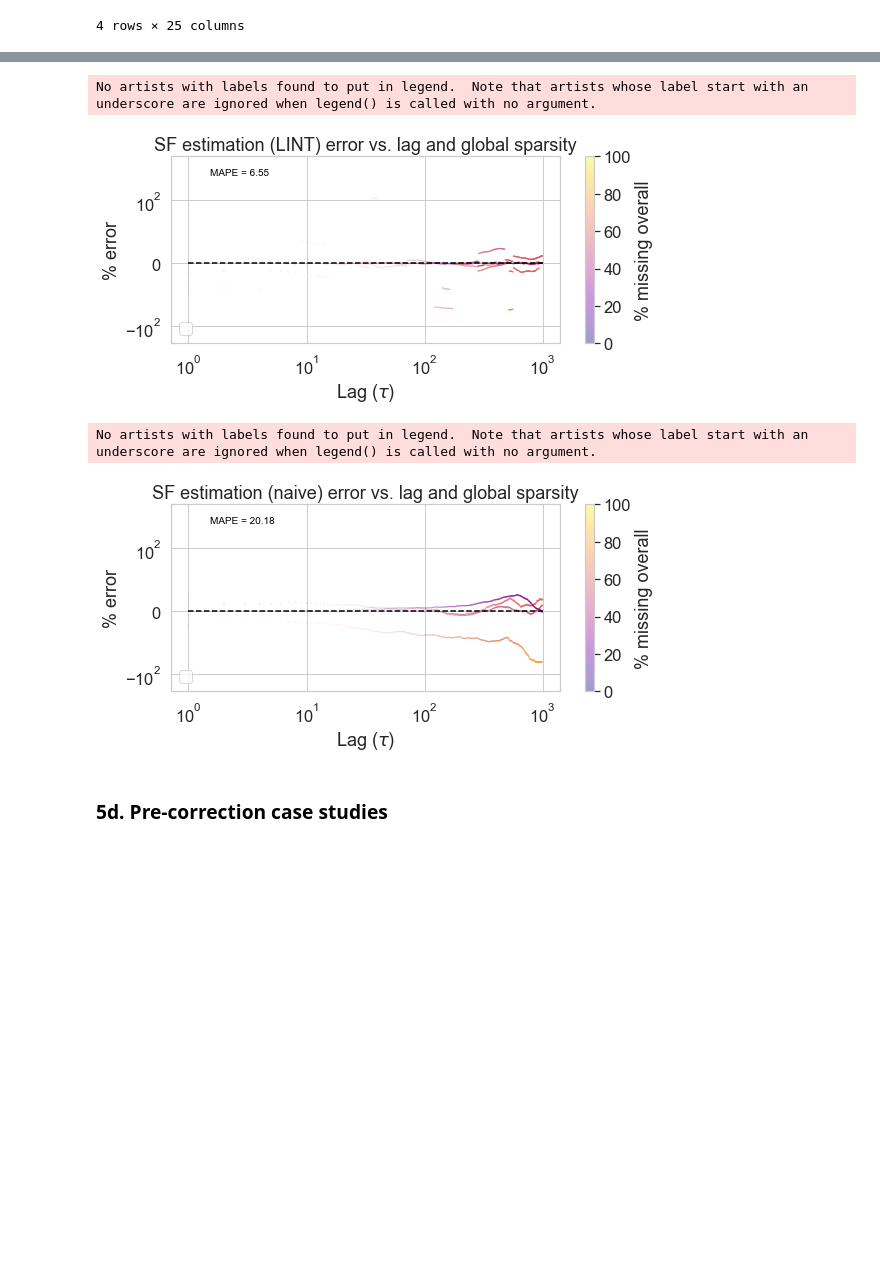
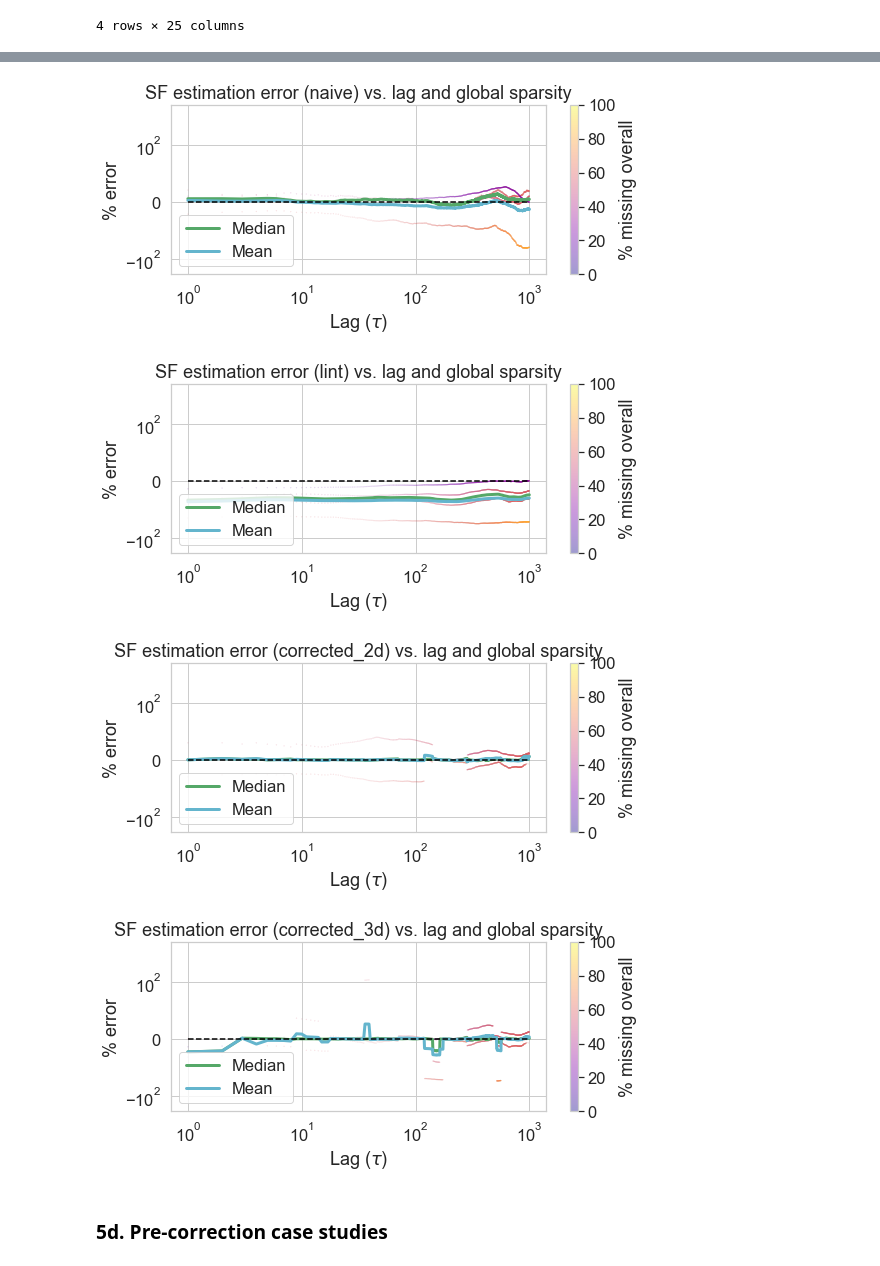
Before and after one commit to daniel-wrench/time_series_analysis, a Jupyter notebook: official_demo.ipynb, the cells around one changed output, grey strips where cells are left out. Cells and saved outputs as stored; diff of their text form; code cells hidden in the pictures; blank space fills up the shorter version.

```diff
--- a/official_demo.ipynb
+++ b/official_demo.ipynb
@@ -788,7 +757,9 @@ lookup_table_2d.head()
 # %%
+gap_handling = "lint"
+
 heatmap_bin_vals_3d, heatmap_bin_edges_3d, lookup_table_3d = (
     sf.create_heatmap_lookup_3D(
-        sfs_gapped[sfs_gapped["gap_handling"]=="lint"], missing_measure, n_bins, True
+        sfs_gapped[sfs_gapped["gap_handling"]==gap_handling], missing_measure, n_bins, True
     )
 )
 
@@ -806,7 +777,7 @@ for i in range(n_bins):
     )
     # plt.colorbar(label="MPE")
     c.set_clim(-100, 100)
-    plt.xlabel("Lag")
+    plt.xlabel("Lag ($\\tau$)")
     plt.ylabel("Missing proportion")
     plt.title("Distribution of missing proportion and lag")
     ax[i].set_facecolor("black")
@@ -814,13 +785,13 @@ for i in range(n_bins):
     ax[i].set_title(
         f"Power bin {i+1}/{n_bins}".format(np.round(heatmap_bin_edges_3d[2][i], 2))
     )
-    ax[i].set_xlabel("Lag")
+    ax[i].set_xlabel("Lag ($\\tau$)")
     # Remove y-axis labels for all but the first plot
     if i > 0:
         ax[i].set_yticklabels([])
         ax[i].set_ylabel("")
-#plt.savefig(save_dir + f"error_heatmap_b_{n_bins}_3d_power.png")
-#plt.close()
+plt.savefig(f"plots/temp/train_{spacecraft}_heatmap_{n_bins}bins_3d_{gap_handling}_power.png", bbox_inches='tight')
+plt.close()
 
 fig, ax = plt.subplots(1, n_bins, figsize=(n_bins * 3, 3.5), tight_layout=True)
 # Remove spacing between subplots
@@ -847,8 +818,8 @@ for i in range(n_bins):
     if i > 0:
         ax[i].set_yticklabels([])
         ax[i].set_ylabel("")
-#plt.savefig(save_dir + f"error_heatmap_b_{n_bins}_3d_lag.png")
-#plt.close()
+plt.savefig(f"plots/temp/train_{spacecraft}_heatmap_{n_bins}bins_3d_{gap_handling}_lag.png", bbox_inches='tight')
+plt.close()
 
 fig, ax = plt.subplots(1, n_bins, figsize=(n_bins * 3, 3.5), tight_layout=True)
 # Remove spacing between subplots
@@ -871,11 +842,11 @@ for i in range(n_bins):
             np.round(heatmap_bin_edges_3d[2][i], 2)
         )
     )
-    ax[i].set_xlabel("Lag")
+    ax[i].set_xlabel("Lag ($\\tau$)")
     ax[i].set_ylabel("Power")
     # Remove y-axis labels for all but the first plot
     if i > 0:
         ax[i].set_yticklabels([])
         ax[i].set_ylabel("")
-#plt.savefig(save_dir + f"error_heatmap_b_{n_bins}_3d_missing.png")
-#plt.close()
+plt.savefig(f"plots/temp/train_{spacecraft}_heatmap_{n_bins}bins_3d_{gap_handling}_missing.png", bbox_inches='tight')
+plt.close()
@@ -901,0 +871,4 @@ Exporting lookup tables to CSV
+# %%
+for gap_handling in sfs_gapped.gap_handling.unique():
+    sf.plot_error_trend_line(sfs_gapped[sfs_gapped["gap_handling"]==gap_handling], estimator="sf_2", title = f"SF estimation error ({gap_handling}) vs. lag and global sparsity", y_axis_log=True)
+    plt.savefig(f"plots/temp/train_{spacecraft}_error_trend_{gap_handling}.png", bbox_inches='tight')
@@ -926,8 +905,8 @@ sfs_gapped
 #     sorted(glob.glob("data/processed/wind/wi_*.pkl")))
 # %%
 # Importing lookup table
-lookup_table_2d = pd.read_csv("data/processed/lookup_table_2d_b_{n_bins}.csv", index_col=0)
-lookup_table_3d = pd.read_csv("data/processed/lookup_table_3d_b_{n_bins}.csv", index_col=0)
+lookup_table_2d = pd.read_csv(f"data/processed/lookup_table_2d_b_{n_bins}.csv", index_col=0)
+lookup_table_3d = pd.read_csv(f"data/processed/lookup_table_3d_b_{n_bins}.csv", index_col=0)
 # %%
 # Apply 2D and 3D scaling to test set, report avg errors
 print(f"Correcting interpolated test set intervals using 2D error heatmap with {n_bins} bins")
@@ -1165,13 +1129,12 @@ for gap_handling_method in unique_gap_handling:
 # %%
-sf.plot_error_trend_line(sfs_gapped_corrected[sfs_gapped_corrected["gap_handling"]=="corrected_3d"], estimator="sf_2", title = "SF estimation (LINT) error vs. lag and global sparsity", y_axis_log=True)
+for gap_handling in sfs_gapped_corrected.gap_handling.unique():
+    sf.plot_error_trend_line(sfs_gapped_corrected[sfs_gapped_corrected["gap_handling"]==gap_handling], estimator="sf_2", title = f"SF estimation error ({gap_handling}) vs. lag and global sparsity", y_axis_log=True)
+    plt.savefig(f"plots/temp/test_{spacecraft}_error_trend_{gap_handling}.png", bbox_inches='tight')
 # %% [output]
-No artists with labels found to put in legend.  Note that artists whose label start with an underscore are ignored when legend() is called with no argument.
-[figure, old version]
+[figure, new version]
+[figure, added]
+[figure, added]
+[figure, added]
-# %%
-sf.plot_error_trend_line(sfs_gapped_corrected[sfs_gapped_corrected["gap_handling"]=="naive"], estimator="sf_2", title = "SF estimation (naive) error vs. lag and global sparsity", y_axis_log=True)
-# %% [output]
-No artists with labels found to put in legend.  Note that artists whose label start with an underscore are ignored when legend() is called with no argument.
-[figure, removed]
 # %% [markdown]
 ### 5d. Pre-correction case studies
 # %%
```
Also changed, not shown: parts of 33 cells of this notebook.
